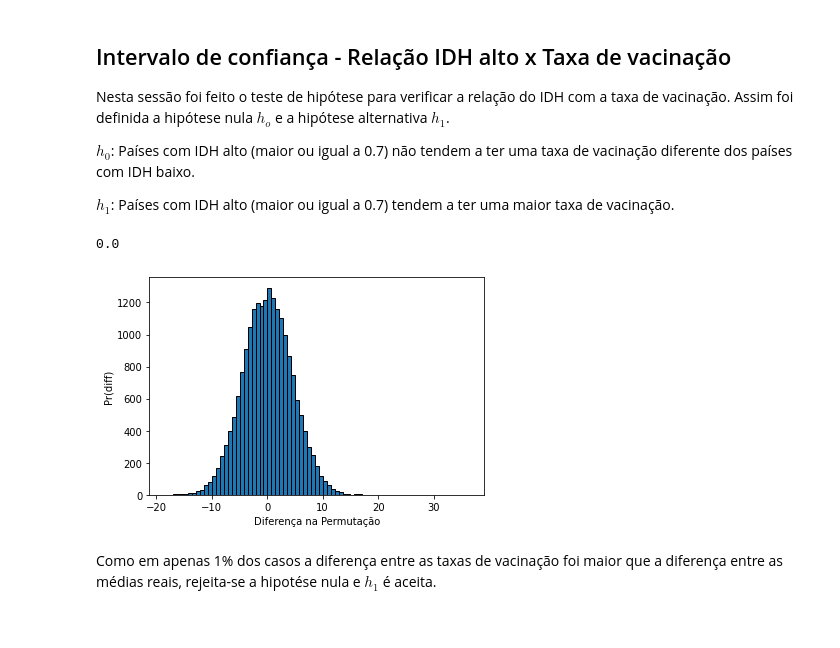
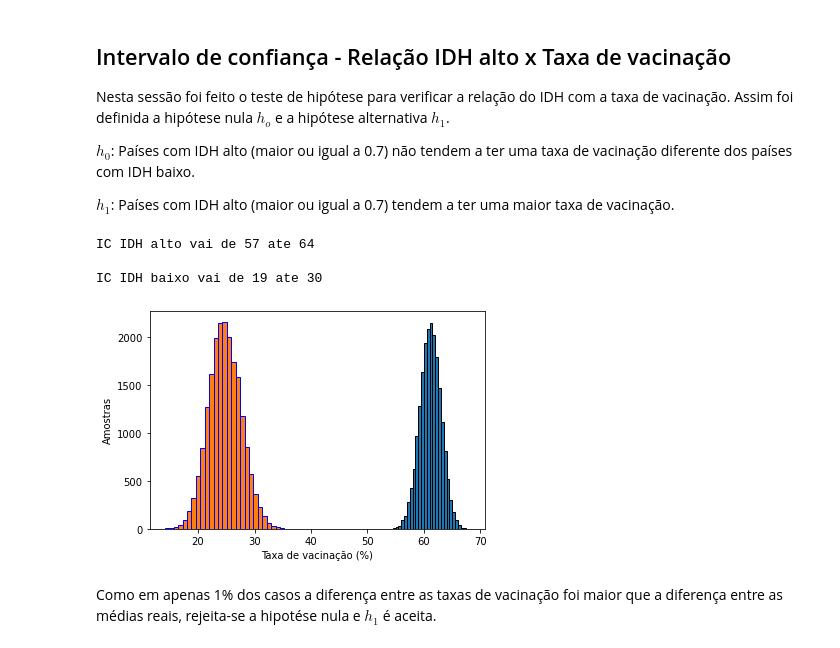
Before and after one commit to JoaoP-Silva/Covid-analysis, a Jupyter notebook: Vacinacao-Covid.ipynb, the cells around one changed output. Cells and saved outputs as stored; diff of their text form; code cells hidden in the pictures.

```diff
--- a/Vacinacao-Covid.ipynb
+++ b/Vacinacao-Covid.ipynb
@@ -114,29 +118,38 @@ Nesta sessão foi feito o teste de hipótese para verificar a relação do IDH c
 $h_0$: Países com IDH alto (maior ou igual a 0.7) não tendem a ter uma taxa de vacinação diferente dos países com IDH baixo.
 
 $h_1$: Países com IDH alto (maior ou igual a 0.7) tendem a ter uma maior taxa de vacinação.
-# %%
-filtro = temp['2019'] >= 0.7
-t_obs = temp[filtro]['people_fully_vaccinated_per_hundred'].mean() - temp[~filtro]['people_fully_vaccinated_per_hundred'].mean()
-N = 20000
-diferencas = np.zeros(N)
-cont = 0
-for i in range(N):
-    np.random.shuffle(filtro.values)
-    diff = temp[filtro]['people_fully_vaccinated_per_hundred'].mean() - temp[~filtro]['people_fully_vaccinated_per_hundred'].mean()
-    diferencas[i] = diff
-    if abs(diff) >= abs(t_obs):
-      cont = cont + 1
-cont/N
-# %% [output]
-0.0
-# %%
-plt.hist(diferencas, bins=50, edgecolor='k')
-plt.xlabel('Diferença na Permutação')
-plt.ylabel('Pr(diff)')
-plt.vlines(t_obs, 0, 0.14, color='red')
-plt.show()
-# %% [output]
-[figure, removed]
+# %%
+high = temp['2019'] >= 0.7
+low = temp['2019'] < 0.7
+N = 20000
+
+size_high = len(temp[high]['people_fully_vaccinated_per_hundred'])
+size_low = len(temp[low]['people_fully_vaccinated_per_hundred'])
+
+data_high = temp[high]['people_fully_vaccinated_per_hundred']
+data_low = temp[low]['people_fully_vaccinated_per_hundred']
+
+values_high = np.zeros(N)
+values_low = np.zeros(N)
+for i in range(N):
+    sample_high = data_high.sample(size_high, replace = True)
+    sample_low = data_low.sample(size_low, replace = True)
+    values_high[i] = sample_high.mean()
+    values_low[i] = sample_low.mean()
+print("IC IDH alto vai de %d ate %d\n" % (np.percentile(values_high, 2.5), np.percentile(values_high, 97.5)))
+print("IC IDH baixo vai de %d ate %d\n" % (np.percentile(values_low, 2.5), np.percentile(values_low, 97.5)))
+# %% [output]
+IC IDH alto vai de 57 ate 64
+
+IC IDH baixo vai de 19 ate 30
+# %%
+plt.hist(values_high, bins=30, edgecolor='k')
+plt.hist(values_low, bins=30, edgecolor='b')
+plt.xlabel('Taxa de vacinação (%)')
+plt.ylabel('Amostras')
+plt.show()
+# %% [output]
+[figure, added]
 # %% [markdown]
 Como em apenas 1% dos casos a diferença entre as taxas de vacinação foi maior que a diferença entre as médias reais, rejeita-se a hipotése nula e $h_1$ é aceita.
 # %% [markdown]
```
Also changed, not shown: parts of 12 cells of this notebook.
